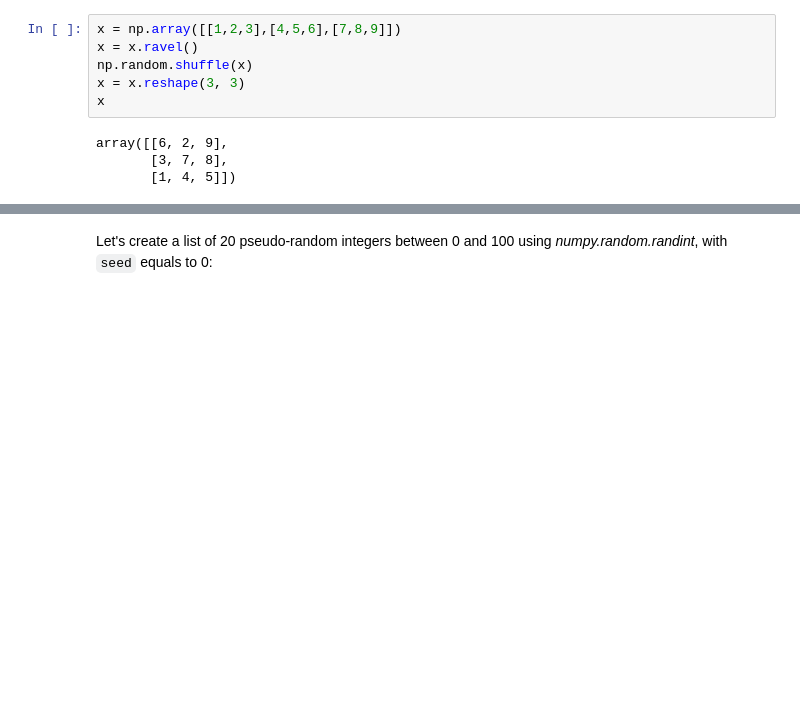
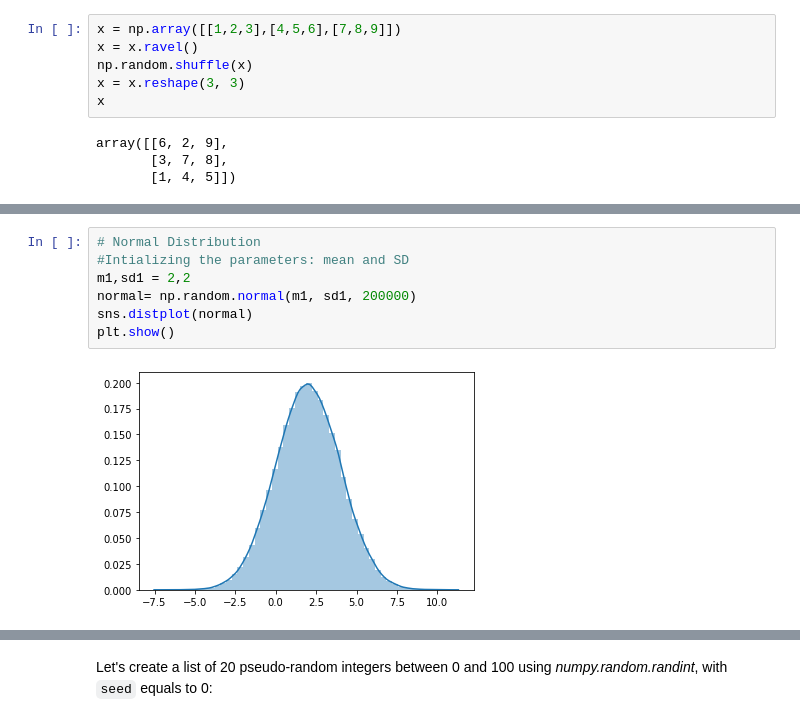
Before and after one commit to JuliaMal/Numpy-random_project, a Jupyter notebook: Numpy-random.ipynb, the cells around one changed output, grey strips where cells are left out. Drawn from its saved outputs; the diff is of its cells as text; blank space fills up the shorter version.

Commit message:
Distributions added

```diff
--- a/Numpy-random.ipynb
+++ b/Numpy-random.ipynb
@@ -200,0 +235,9 @@ array([[6, 2, 9],
+# %%
+# Normal Distribution
+#Intializing the parameters: mean and SD
+m1,sd1 = 2,2
+normal= np.random.normal(m1, sd1, 200000)
+sns.distplot(normal)
+plt.show()
+# %% [output]
+[figure, added]
```
Also changed, not shown: parts of 30 cells of this notebook.
